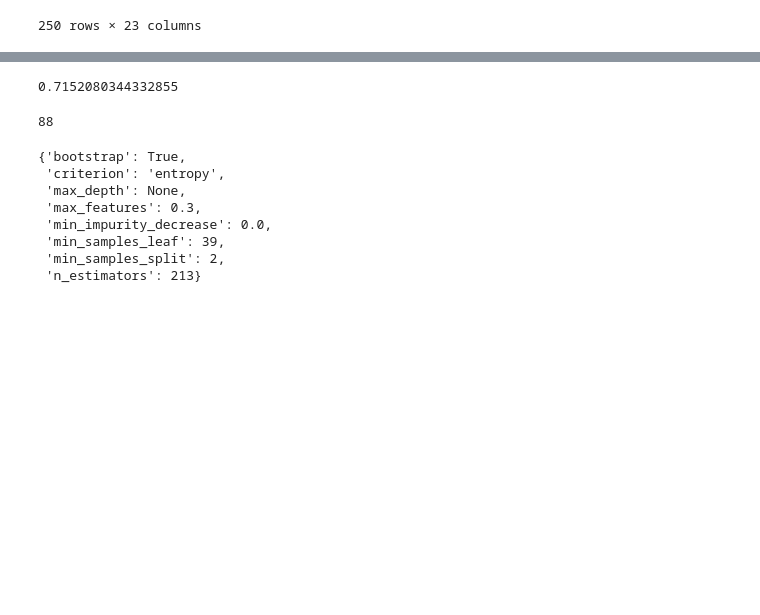
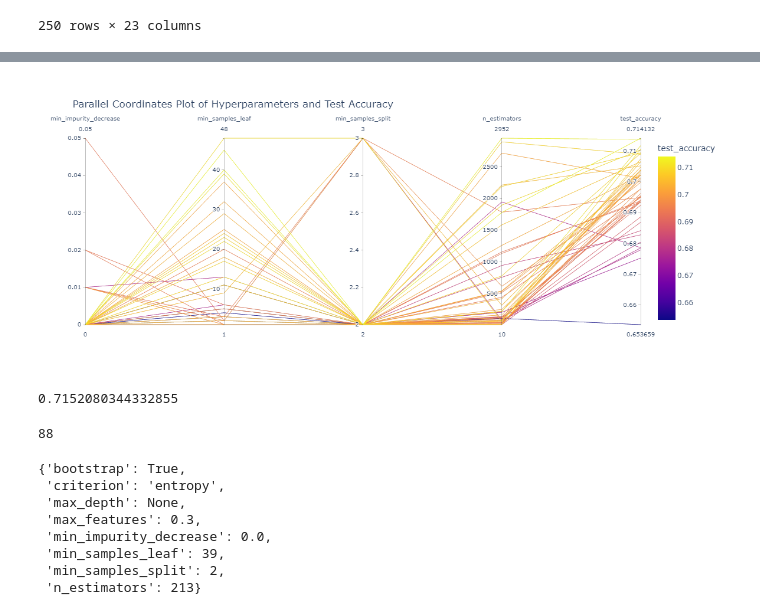
Before and after one commit to BUSY-LOOPING/Tech-Troopers, a Jupyter notebook: Dhruv/results.ipynb, the cells around one changed output, grey strips where cells are left out. Drawn from its saved outputs; the diff is of its cells as text; code cells hidden in the pictures; blank space fills up the shorter version.

```diff
--- a/Dhruv/results.ipynb
+++ b/Dhruv/results.ipynb
@@ -175,3 +206,15 @@ Text(0, 0.5, 'Feature')
+# %%
+fig = px.parallel_coordinates(grouped_df.drop(columns=['val_accuracy', 'train_accuracy']),
+                              color='test_accuracy',
+                              labels=grouped_df.drop(columns=['val_accuracy', 'train_accuracy']).columns,
+                              # labels={col: col.replace('_', ' ') for col in grouped_df.columns},
+                              title='Parallel Coordinates Plot of Hyperparameters and Test Accuracy',
+                              )
+
+fig.update_layout(width=1000, height=500)
+fig.show()
+# %% [output]
+[figure, added]
 # %%
 df_random_forest['test_accuracy'].max()
 # %% [output]
```
Also changed, not shown: parts of 20 cells of this notebook.
